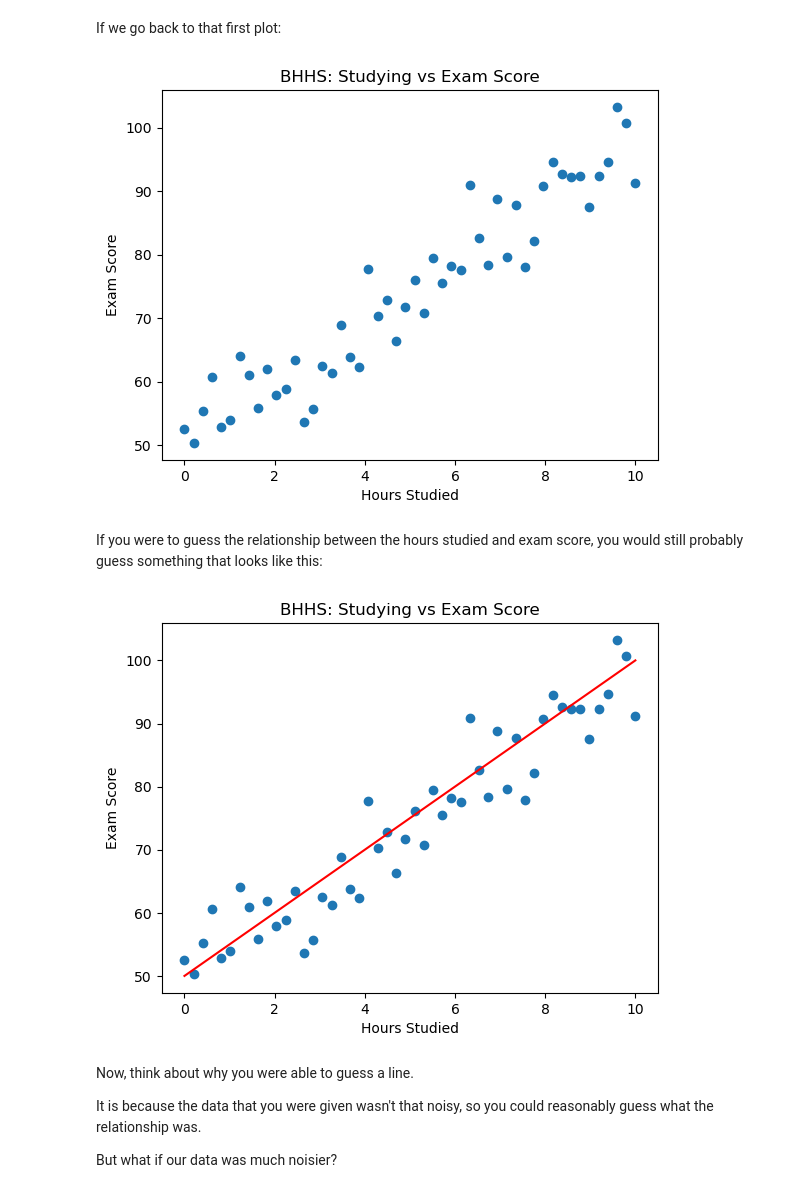
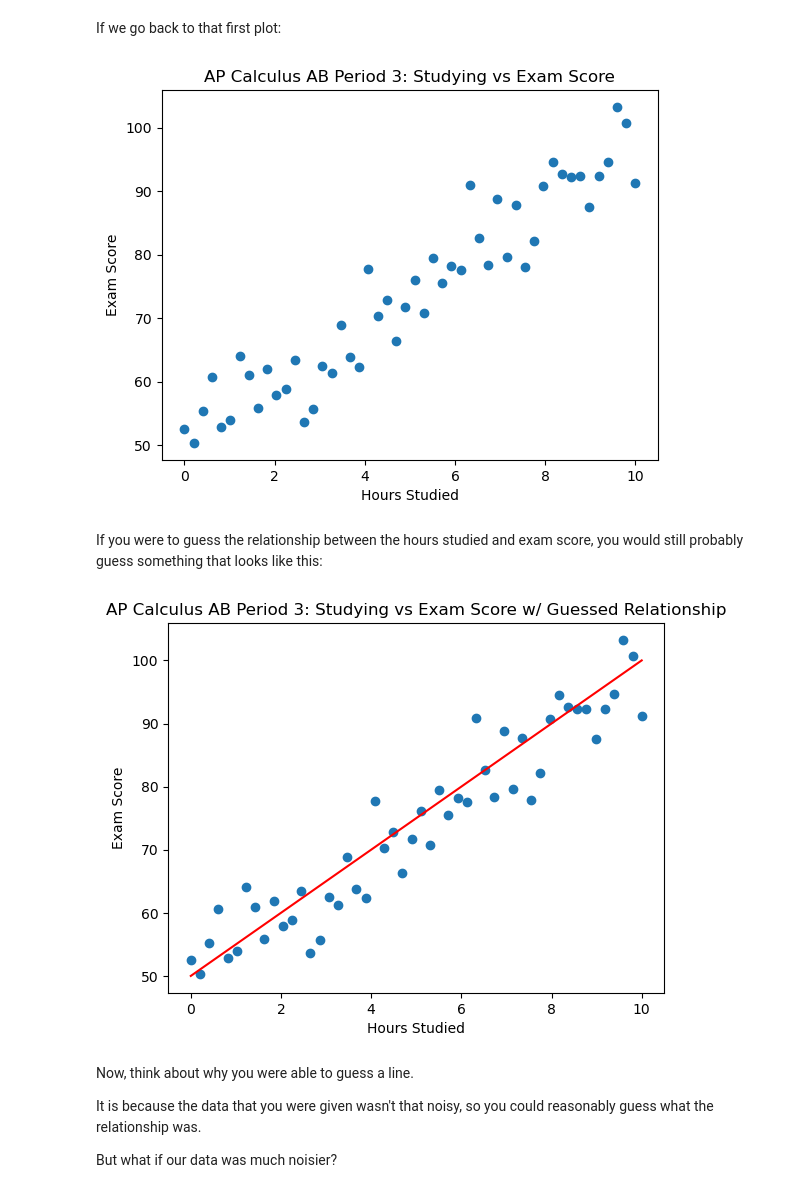
Before and after one commit to nickmelamed/mortorq_instruction, a Jupyter notebook: ml_resources/ml_primer/01-models-data.ipynb, the cells around one changed output. Drawn from its saved outputs; the diff is of its cells as text; code cells hidden in the pictures.

```diff
--- a/ml_resources/ml_primer/01-models-data.ipynb
+++ b/ml_resources/ml_primer/01-models-data.ipynb
@@ -84,24 +86,24 @@ plt.figure()
 plt.scatter(hours, scores_good)
 plt.xlabel("Hours Studied")
 plt.ylabel("Exam Score")
-plt.title("BHHS: Studying vs Exam Score")
+plt.title("AP Calculus AB Period 3: Studying vs Exam Score")
 plt.show()
 # %% [output]
-[figure, old version]
+[figure, new version]
 # %% [markdown]
 If you were to guess the relationship between the hours studied and exam score, you would still probably guess something that looks like this:
 # %%
 y_fit_good = 5 * hours + 50
 
 plt.figure()
 plt.scatter(hours, scores_good)
 plt.plot(hours, y_fit_good, color = 'red')
 plt.xlabel("Hours Studied")
 plt.ylabel("Exam Score")
-plt.title("BHHS: Studying vs Exam Score")
+plt.title("AP Calculus AB Period 3: Studying vs Exam Score w/ Guessed Relationship")
 plt.show()
 # %% [output]
-[figure, old version]
+[figure, new version]
 # %% [markdown]
 Now, think about why you were able to guess a line.
 
```
Also changed, not shown: parts of 7 cells of this notebook.
